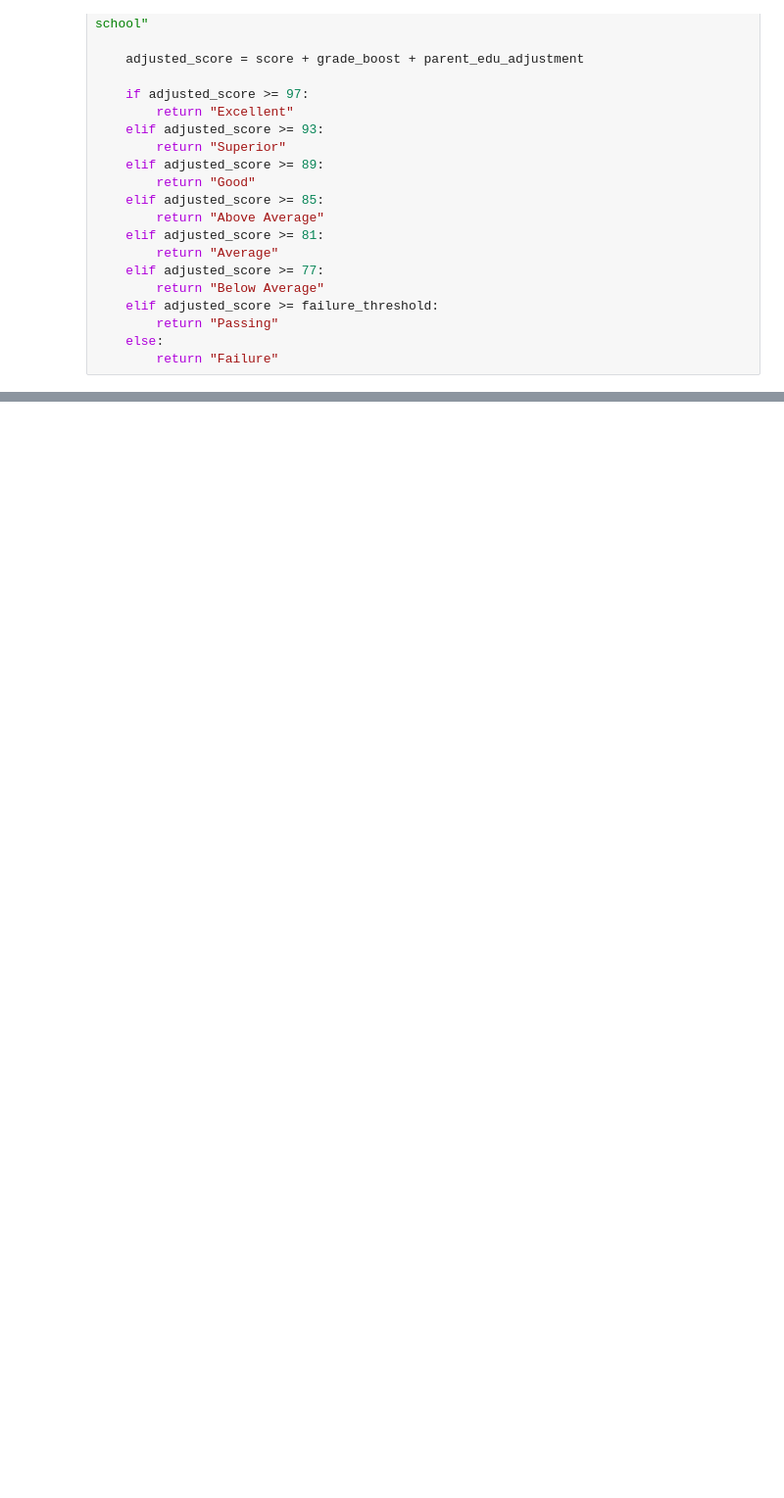
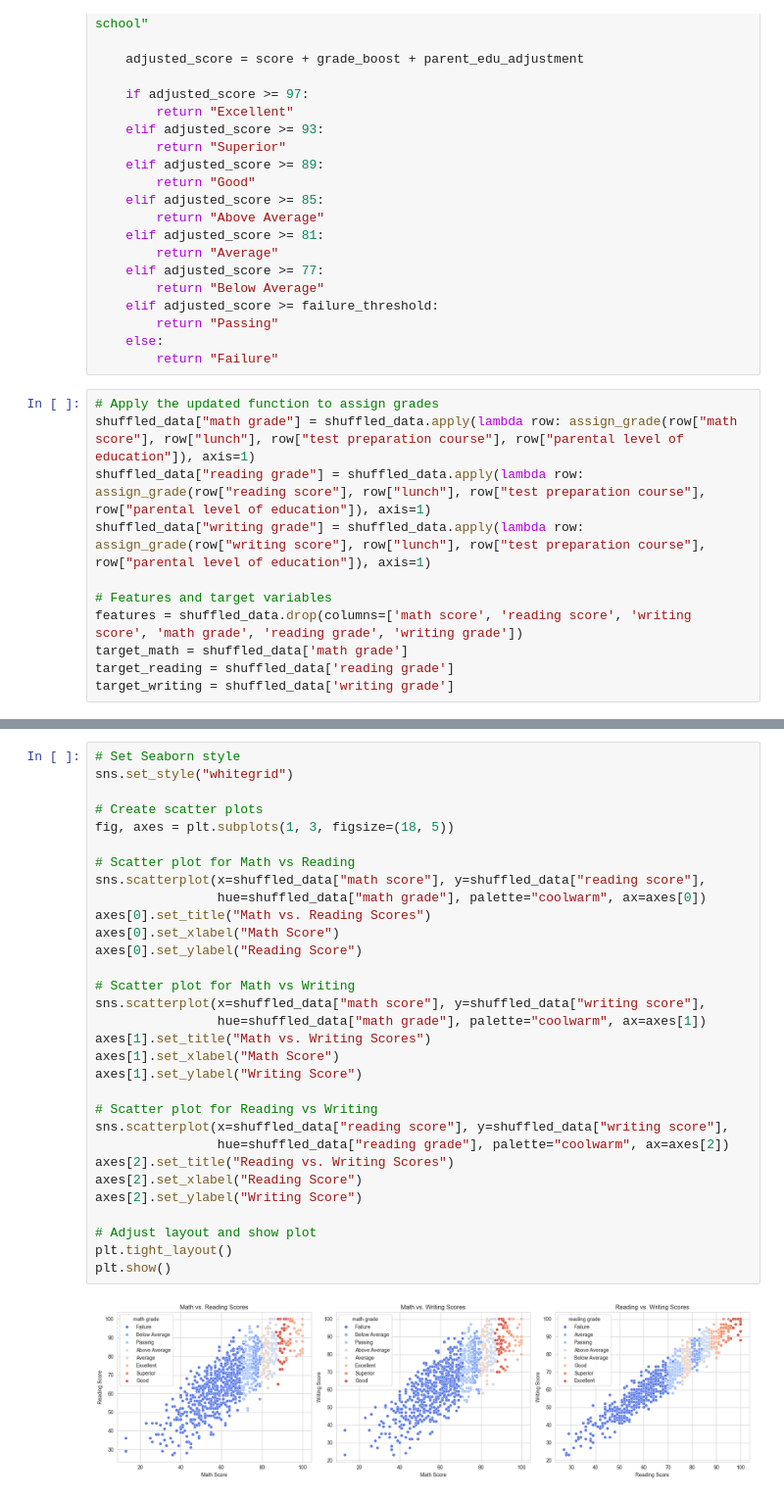
Before and after one commit to VladTemp27/student-classification-model, a Jupyter notebook: rule_based.ipynb, the cells around one changed output, grey strips where cells are left out. Shown: that part at 98% size. Cells and saved outputs as stored; diff of their text form; blank space fills up the shorter version.

```diff
--- a/rule_based.ipynb
+++ b/rule_based.ipynb
@@ -50,3 +50,14 @@ def assign_grade(score, lunch, test_prep, parent_edu):
         return "Passing"
     else:
         return "Failure"
+# %%
+# Apply the updated function to assign grades
+shuffled_data["math grade"] = shuffled_data.apply(lambda row: assign_grade(row["math score"], row["lunch"], row["test preparation course"], row["parental level of education"]), axis=1)
+shuffled_data["reading grade"] = shuffled_data.apply(lambda row: assign_grade(row["reading score"], row["lunch"], row["test preparation course"], row["parental level of education"]), axis=1)
+shuffled_data["writing grade"] = shuffled_data.apply(lambda row: assign_grade(row["writing score"], row["lunch"], row["test preparation course"], row["parental level of education"]), axis=1)
+
+# Features and target variables
+features = shuffled_data.drop(columns=['math score', 'reading score', 'writing score', 'math grade', 'reading grade', 'writing grade'])
+target_math = shuffled_data['math grade']
+target_reading = shuffled_data['reading grade']
+target_writing = shuffled_data['writing grade']
@@ -52,0 +108,33 @@ def assign_grade(score, lunch, test_prep, parent_edu):
+# %%
+# Set Seaborn style
+sns.set_style("whitegrid")
+
+# Create scatter plots
+fig, axes = plt.subplots(1, 3, figsize=(18, 5))
+
+# Scatter plot for Math vs Reading
+sns.scatterplot(x=shuffled_data["math score"], y=shuffled_data["reading score"],
+                hue=shuffled_data["math grade"], palette="coolwarm", ax=axes[0])
+axes[0].set_title("Math vs. Reading Scores")
+axes[0].set_xlabel("Math Score")
+axes[0].set_ylabel("Reading Score")
+
+# Scatter plot for Math vs Writing
+sns.scatterplot(x=shuffled_data["math score"], y=shuffled_data["writing score"],
+                hue=shuffled_data["math grade"], palette="coolwarm", ax=axes[1])
+axes[1].set_title("Math vs. Writing Scores")
+axes[1].set_xlabel("Math Score")
+axes[1].set_ylabel("Writing Score")
+
+# Scatter plot for Reading vs Writing
+sns.scatterplot(x=shuffled_data["reading score"], y=shuffled_data["writing score"],
+                hue=shuffled_data["reading grade"], palette="coolwarm", ax=axes[2])
+axes[2].set_title("Reading vs. Writing Scores")
+axes[2].set_xlabel("Reading Score")
+axes[2].set_ylabel("Writing Score")
+
+# Adjust layout and show plot
+plt.tight_layout()
+plt.show()
+# %% [output]
+[figure, added]
```
Also changed, not shown: parts of 3 cells of this notebook.
